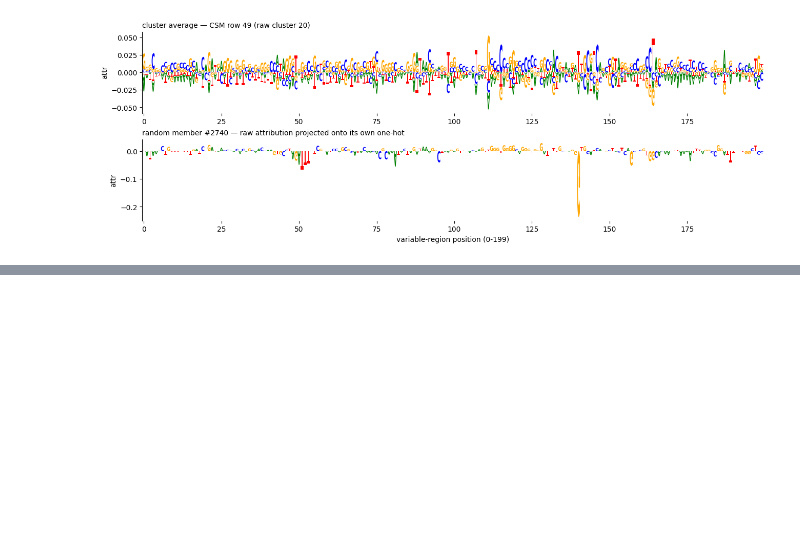
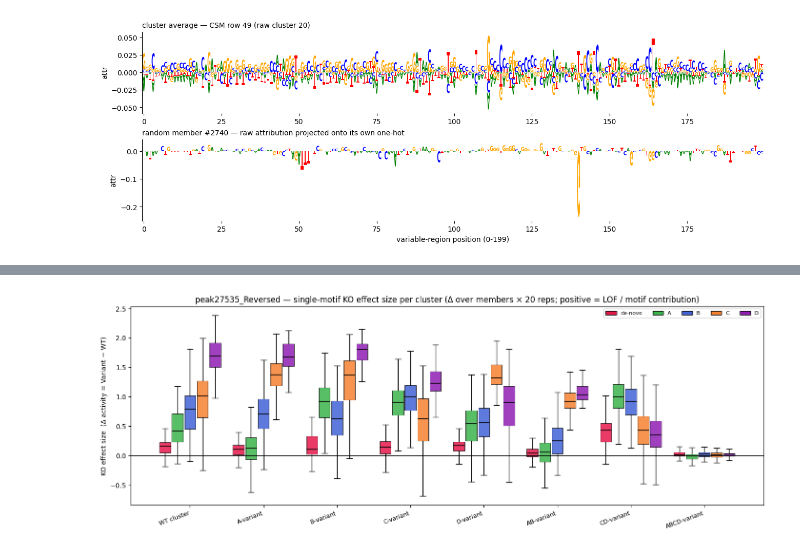
Before and after one commit to pabmantilla/SEAM_validate, a Jupyter notebook: cluster_assess/scripts/lof_capture/peak27535_Reversed_csm_entropy.ipynb, the cells around one changed output, grey strips where cells are left out. Saved outputs shown, nothing was run; the diff lists cells and outputs as text; code cells hidden in the pictures; blank space fills up the shorter version.

```diff
--- a/cluster_assess/scripts/lof_capture/peak27535_Reversed_csm_entropy.ipynb
+++ b/cluster_assess/scripts/lof_capture/peak27535_Reversed_csm_entropy.ipynb
@@ -542,0 +591,45 @@ CSM row 49 (sorted by median activity, high→low)  ->  raw cluster 20
+# %%
+# KO effect size per cluster: Δ activity = Variant − WT = (original seq) − (motif KO), per member.
+# Positive = the motif contributes activity (its removal is LOF). 5 motif boxes per cluster;
+# each box = Δ distribution over members × 20 shuffle reps.
+import numpy as np, matplotlib.pyplot as plt
+from matplotlib.patches import Patch
+from pathlib import Path
+
+KO = np.load(Path("/grid/koo/home/pmantill/projects/SEAM_validate/cluster_assess/scripts/"
+                  "lof_capture/agft_inference/motif_ko_peak27.npz"), allow_pickle=True)
+clusters  = KO["clusters"]; orig_pred = KO["orig_pred"]; ko_pred = KO["ko_pred"]   # (80,), (80,), (80,5,20)
+mot_labels = [str(m) for m in KO["motif_labels"]]              # de-novo, A, B, C, D
+clus_s = np.array([str(c) for c in clusters])
+
+order   = ["row01", "row07", "row04", "row11", "row09", "row20", "row16", "row49"]
+xlabels = ["WT cluster", "A-variant", "B-variant", "C-variant",
+           "D-variant", "AB-variant", "CD-variant", "ABCD-variant"]
+cols = ["#e6194B", "#3cb44b", "#4363d8", "#f58231", "#911eb4"]   # de-novo, A, B, C, D
+x = np.arange(len(order)); w = 0.85 / len(mot_labels)
+
+data, positions, box_cols = [], [], []
+for i, c in enumerate(order):
+    m = clus_s == c
+    o = orig_pred[m][:, None]                                   # each member's own original (nmem,1)
+    for j in range(len(mot_labels)):
+        data.append((o - ko_pred[m, j, :]).ravel())            # Variant − WT = original − KO
+        positions.append(x[i] + (j - (len(mot_labels) - 1) / 2) * w)
+        box_cols.append(cols[j])
+
+fig, ax = plt.subplots(figsize=(14, 5), constrained_layout=True)
+bp = ax.boxplot(data, positions=positions, widths=w * 0.9, patch_artist=True,
+                showfliers=False, manage_ticks=False,
+                medianprops=dict(color="black", lw=1.2))
+for patch, c in zip(bp["boxes"], box_cols):
+    patch.set_facecolor(c); patch.set_alpha(0.85); patch.set_edgecolor("black"); patch.set_linewidth(0.6)
+ax.axhline(0, color="k", lw=0.8)                                # 0 = no effect
+ax.set_xticks(x); ax.set_xticklabels(xlabels, rotation=20, ha="right", fontsize=9)
+ax.set_ylabel("KO effect size  (Δ activity = Variant − WT)")
+ax.set_title("peak27535_Reversed — single-motif KO effect size per cluster "
+             "(Δ over members × 20 reps; positive = LOF / motif contribution)")
+ax.legend(handles=[Patch(facecolor=cols[j], edgecolor="black", label=mot_labels[j])
+                   for j in range(len(mot_labels))], ncol=5, fontsize=8, loc="best")
+plt.show()
+# %% [output]
+[figure, added]
```
Also changed, not shown: parts of 1 cell of this notebook.
